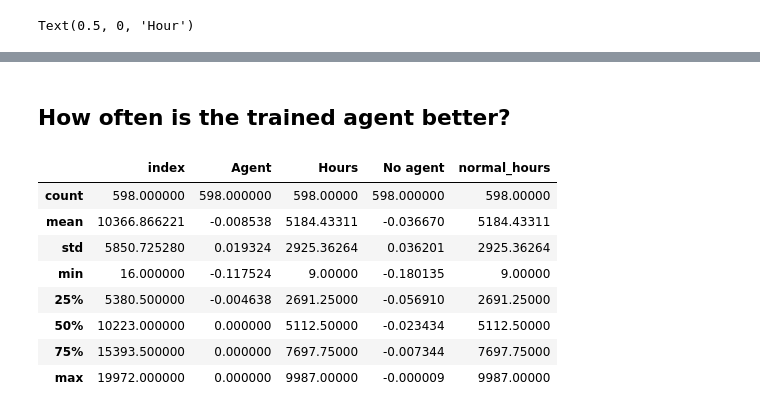
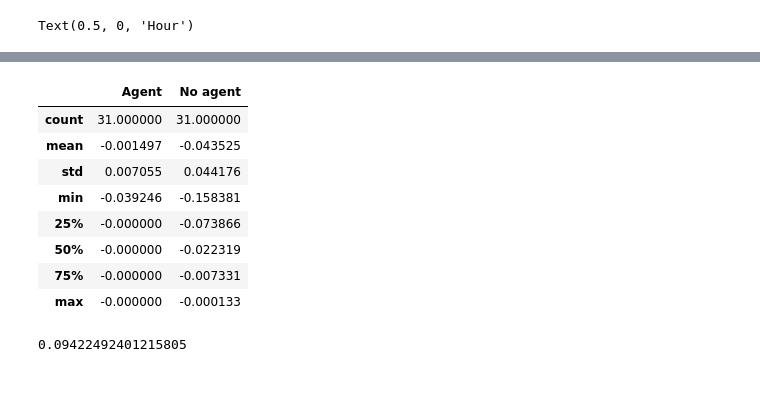
Before and after one commit to vegraux/master_thesis, a Jupyter notebook: RLpower/notebooks/visualise_actions.ipynb, the cells around one changed output, grey strips where cells are left out. Saved outputs shown, nothing was run; the diff lists cells and outputs as text; code cells hidden in the pictures; blank space fills up the shorter version.

```diff
--- a/RLpower/notebooks/visualise_actions.ipynb
+++ b/RLpower/notebooks/visualise_actions.ipynb
@@ -441,7 +381,7 @@ sns.lineplot(x="Hours", y="Line capacity [%]", data=data, ax=ax, hue='')
 # %%
 period=20000
 model, env = load_env(seed=9) #seed 5: heavy sun, 9: weak sun
-env.set_parameters({'reward_terms': ['voltage']})
+env.set_parameters({'reward_terms': ['current']})
 net = env.powergrid
 rewards = []
 t_steps = []
@@ -661,6 +534,0 @@ sns.lineplot(x='Hours',y='Reward',data=df,hue='', ax=ax)
-# %%
-df = pd.read_csv('data/50_episodes_voltage.csv')
-df = df.rename(columns={'Unnamed: 3':''}).iloc[:,1:]
-stats = df[df['Reward'] < 0].groupby('')['Reward'].describe()
-stats
-#stats.iloc[:,:-1].to_csv('data/stats_50episodes_config1.csv',float_format='%.3f')
@@ -770,2 +591,0 @@ sorted_agent.describe()
-# %% [markdown]
-## How often is the trained agent better?
@@ -772,12 +594,17 @@ sorted_agent.describe()
 # %%
-sorted_agent[sorted_agent['Agent'] > sorted_agent['No agent']].describe()
+data = sorted_agent[['Agent','No agent']]
+data[data['Agent'] > data['No agent']].describe()
 # %% [output]
-|  | index | Agent | Hours | No agent | normal_hours |
-| count | 598.000000 | 598.000000 | 598.00000 | 598.000000 | 598.00000 |
-| mean | 10366.866221 | -0.008538 | 5184.43311 | -0.036670 | 5184.43311 |
-| std | 5850.725280 | 0.019324 | 2925.36264 | 0.036201 | 2925.36264 |
-| min | 16.000000 | -0.117524 | 9.00000 | -0.180135 | 9.00000 |
-| 25% | 5380.500000 | -0.004638 | 2691.25000 | -0.056910 | 2691.25000 |
-| 50% | 10223.000000 | 0.000000 | 5112.50000 | -0.023434 | 5112.50000 |
-| 75% | 15393.500000 | 0.000000 | 7697.75000 | -0.007344 | 7697.75000 |
-| max | 19972.000000 | 0.000000 | 9987.00000 | -0.000009 | 9987.00000 |
+|  | Agent | No agent |
+| count | 31.000000 | 31.000000 |
+| mean | -0.001497 | -0.043525 |
+| std | 0.007055 | 0.044176 |
+| min | -0.039246 | -0.158381 |
+| 25% | -0.000000 | -0.073866 |
+| 50% | -0.000000 | -0.022319 |
+| 75% | -0.000000 | -0.007331 |
+| max | -0.000000 | -0.000133 |
+# %%
+(data['Agent'] > data['No agent']).mean()
+# %% [output]
+0.09422492401215805
```
Also changed, not shown: parts of 60 cells of this notebook, 22 other files.
